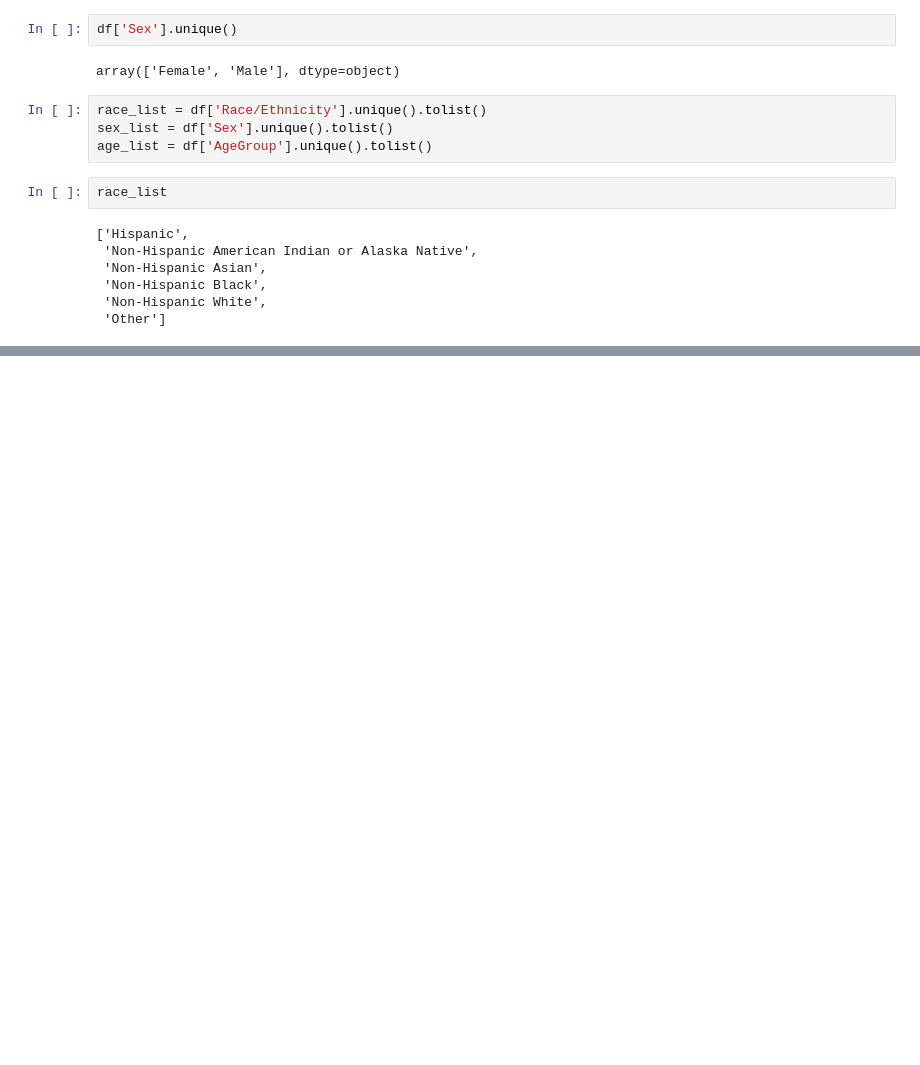
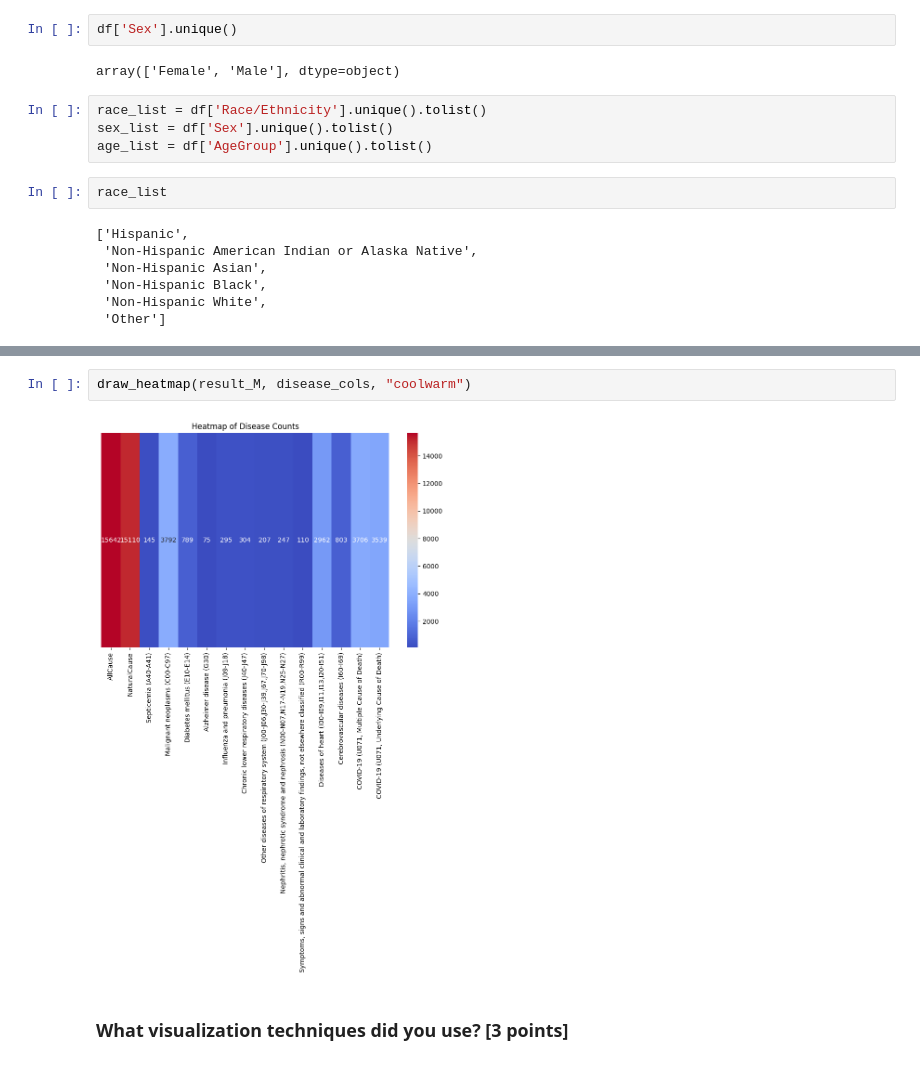
Before and after one commit to AshwinUnnikrishnan/AI-for-Human-Computer-Interaction, a Jupyter notebook: Assignment3/Assignment_3_2.ipynb, the cells around one changed output, grey strips where cells are left out. Saved outputs shown, nothing was run; the diff lists cells and outputs as text; blank space fills up the shorter version.

```diff
--- a/Assignment3/Assignment_3_2.ipynb
+++ b/Assignment3/Assignment_3_2.ipynb
@@ -100,0 +270,6 @@ Race: Hispanic
+# %%
+draw_heatmap(result_M, disease_cols, "coolwarm")
+# %% [output]
+[figure, added]
+# %% [markdown]
+### What visualization techniques did you use? [3 points]
```
Also changed, not shown: parts of 20 cells of this notebook.
